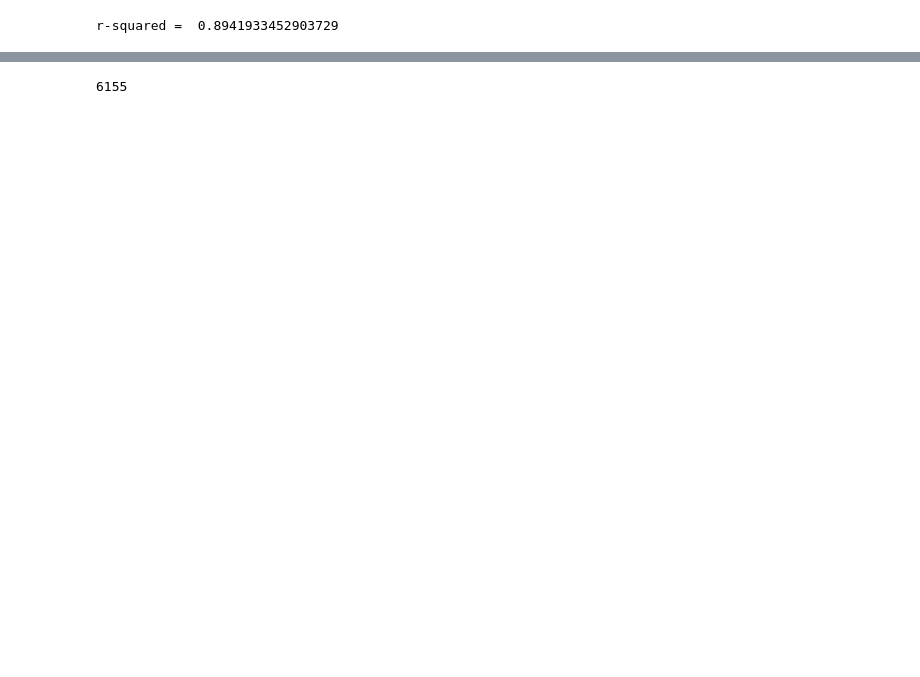
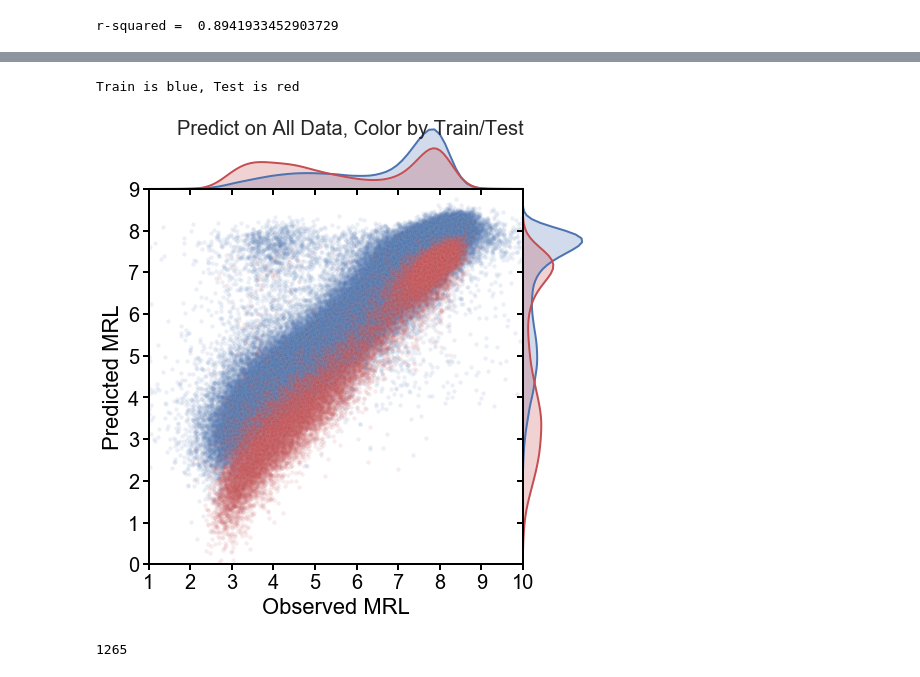
Before and after one commit to laueste/human_5utr_modeling, a Jupyter notebook: modeling/training_MRL_CNN_MFE_Analysis.ipynb, the cells around one changed output, grey strips where cells are left out. Drawn from its saved outputs; the diff is of its cells as text; code cells hidden in the pictures; blank space fills up the shorter version.

Commit message:
more off-diagonal analyses

```diff
--- a/modeling/training_MRL_CNN_MFE_Analysis.ipynb
+++ b/modeling/training_MRL_CNN_MFE_Analysis.ipynb
@@ -168,9 +228,9 @@ Epoch 2/3
 Epoch 3/3
 260000/260000 [==============================] - 19s 72us/step - loss: 0.1685
 # %%
-e_test = test_data(df=e_test, model=model, obs_col='rl',test_seq=seq_e_test)
-r = r2(e_test['rl'], e_test['pred'])
-print 'r-squared = ', r
+# e_test = test_data(df=e_test, model=model, obs_col='rl',test_seq=seq_e_test)
+# r = r2(e_test['rl'], e_test['pred'])
+# print 'r-squared = ', r
 # %% [output]
 r-squared =  0.9143350584632816
 # %%
@@ -190,6 +266,8 @@ print 'r-squared = ', r
 r-squared =  0.9338504476208073
 # %%
 # Entire Dataset
-data = pd.read_csv('../mfe_dataset.csv')
+data = pd.read_csv('../mfe_dataset.csv',index_col=0)
 seq_data = one_hot_encode(data,seq_len=50)
 data = test_data(df=data, model=model, obs_col='rl',test_seq=seq_data)
+r = r2(data['rl'], data['pred'])
+print 'r-squared = ', r
@@ -240,5 +320,13 @@ Train is blue, Test is red
-# %%
-data_ods = data[(data['rl'] / data['pred'] < 0.75) | (data['rl'] / data['pred'] > 1.25)]
-len(data_ods)
-# %% [output]
-6155
+# %%
+# Visualize Model performance on Test vs Train Datasets
+train_test_plot = jointgrid_plot([e_train,e_test],title='Predict on All Data, Color by Train/Test')
+print "Train is blue, Test is red"
+# %% [output]
+Train is blue, Test is red
+[figure, added]
+# %%
+# Try to isolate that off-diagonal "cluster" of low observed/high predicted MRL
+od_cluster = data[((data['pred']-data['rl'])**2 > 3.5)&(data['pred']-data['rl'] > 0)&(data['pred'] > 6.5)]
+len(od_cluster)
+# %% [output]
+1265
```
Also changed, not shown: parts of 115 cells of this notebook, 1 other file.
